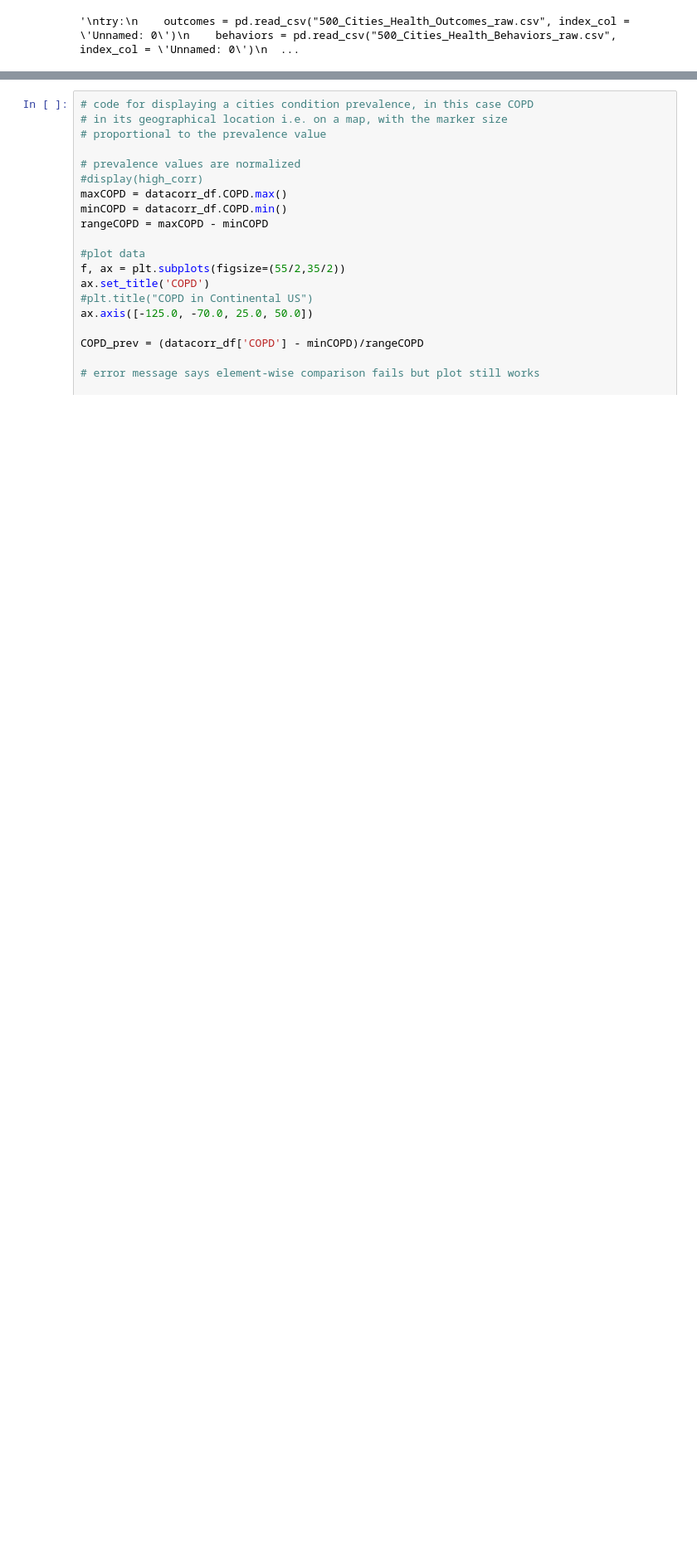
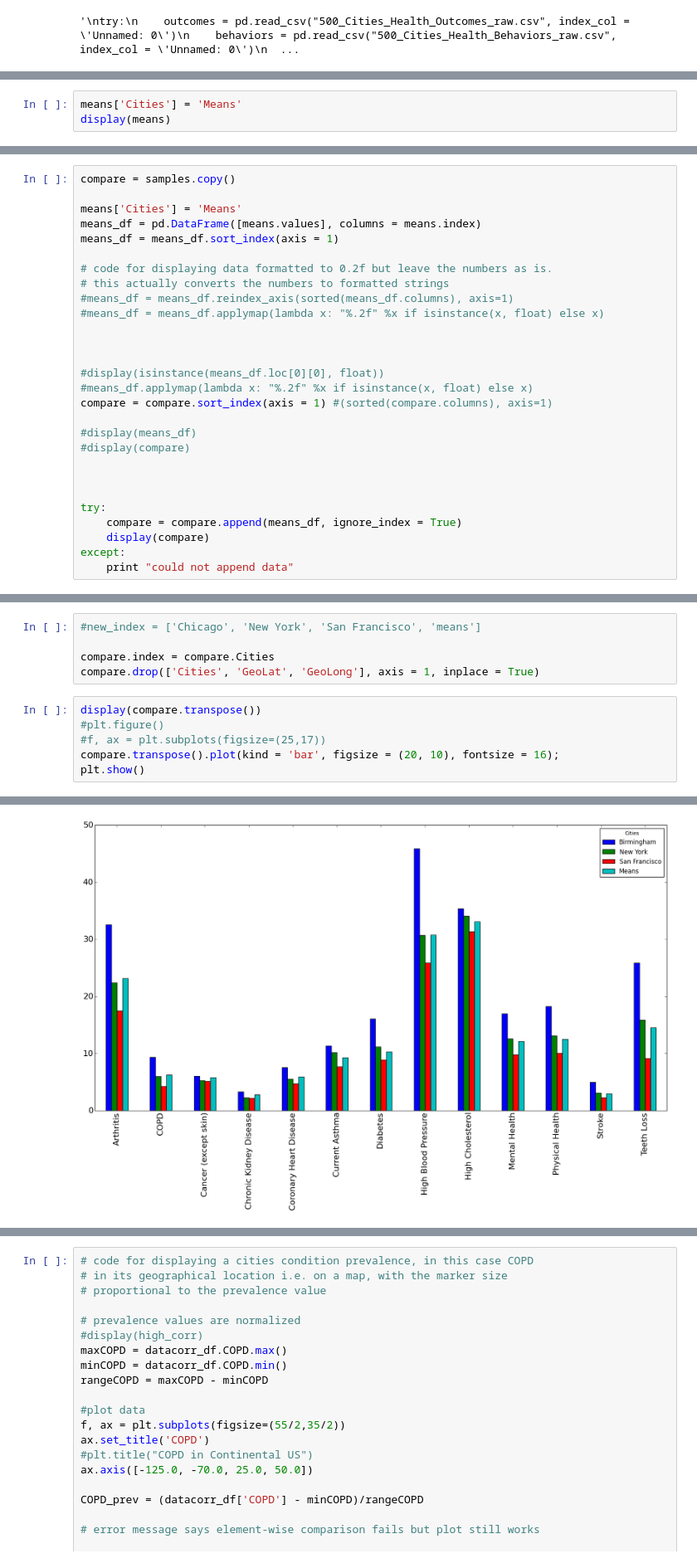
Before and after one commit to RJBeetel3/500_Cities_Project, a Jupyter notebook: 500_Cities_Linear_Regression.ipynb, the cells around one changed output, grey strips where cells are left out. Shown at 83% size. Cells and saved outputs as stored; diff of their text form; blank space fills up the shorter version.

```diff
--- a/500_Cities_Linear_Regression.ipynb
+++ b/500_Cities_Linear_Regression.ipynb
@@ -144,0 +233,3 @@ outcomes_df.head()
+# %%
+means['Cities'] = 'Means'
+display(means)
@@ -144,0 +254,28 @@ outcomes_df.head()
+# %%
+compare = samples.copy()
+
+means['Cities'] = 'Means'
+means_df = pd.DataFrame([means.values], columns = means.index)
+means_df = means_df.sort_index(axis = 1)
+
+# code for displaying data formatted to 0.2f but leave the numbers as is.
+# this actually converts the numbers to formatted strings
+#means_df = means_df.reindex_axis(sorted(means_df.columns), axis=1)
+#means_df = means_df.applymap(lambda x: "%.2f" %x if isinstance(x, float) else x)
+
+
+
+#display(isinstance(means_df.loc[0][0], float))
+#means_df.applymap(lambda x: "%.2f" %x if isinstance(x, float) else x)
+compare = compare.sort_index(axis = 1) #(sorted(compare.columns), axis=1)
+
+#display(means_df)
+#display(compare)
+
+
+
+try:
+    compare = compare.append(means_df, ignore_index = True)
+    display(compare)
+except:
+    print "could not append data"
@@ -144,0 +288,12 @@ outcomes_df.head()
+# %%
+#new_index = ['Chicago', 'New York', 'San Francisco', 'means']
+
+compare.index = compare.Cities
+compare.drop(['Cities', 'GeoLat', 'GeoLong'], axis = 1, inplace = True)
+# %%
+display(compare.transpose())
+#plt.figure()
+#f, ax = plt.subplots(figsize=(25,17))
+compare.transpose().plot(kind = 'bar', figsize = (20, 10), fontsize = 16);
+plt.show()
+# %% [output]
@@ -145,3 +314,4 @@ outcomes_df.head()
+[figure, added]
 # %%
 frames = [outcomes_df, behaviors_df]
 datacorr_df = pd.concat(frames, axis=1)
```
Also changed, not shown: parts of 35 cells of this notebook, 1 other file.
